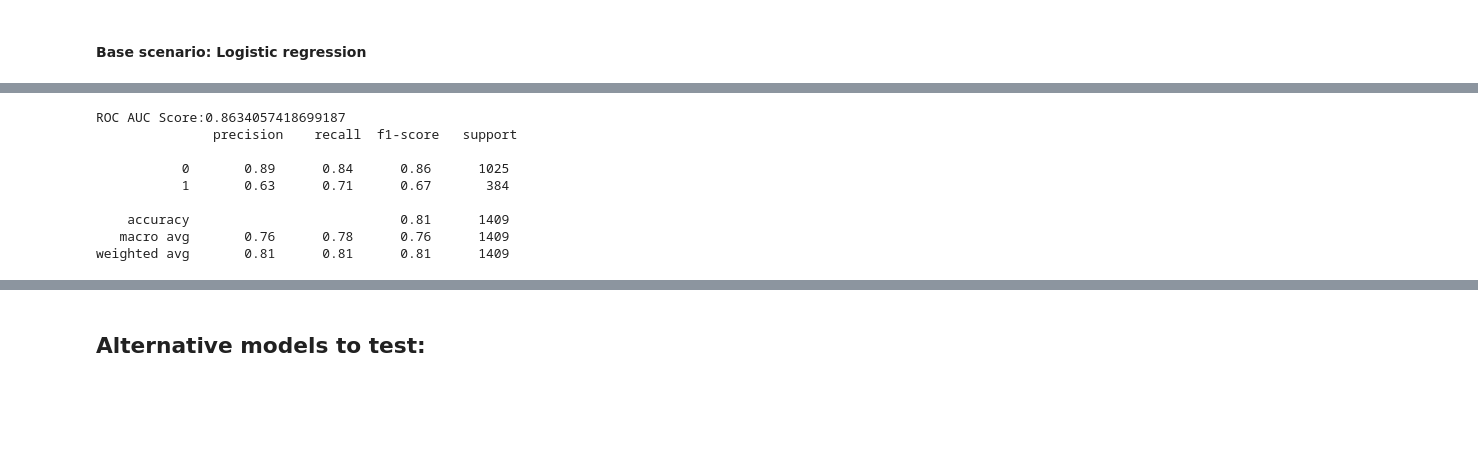
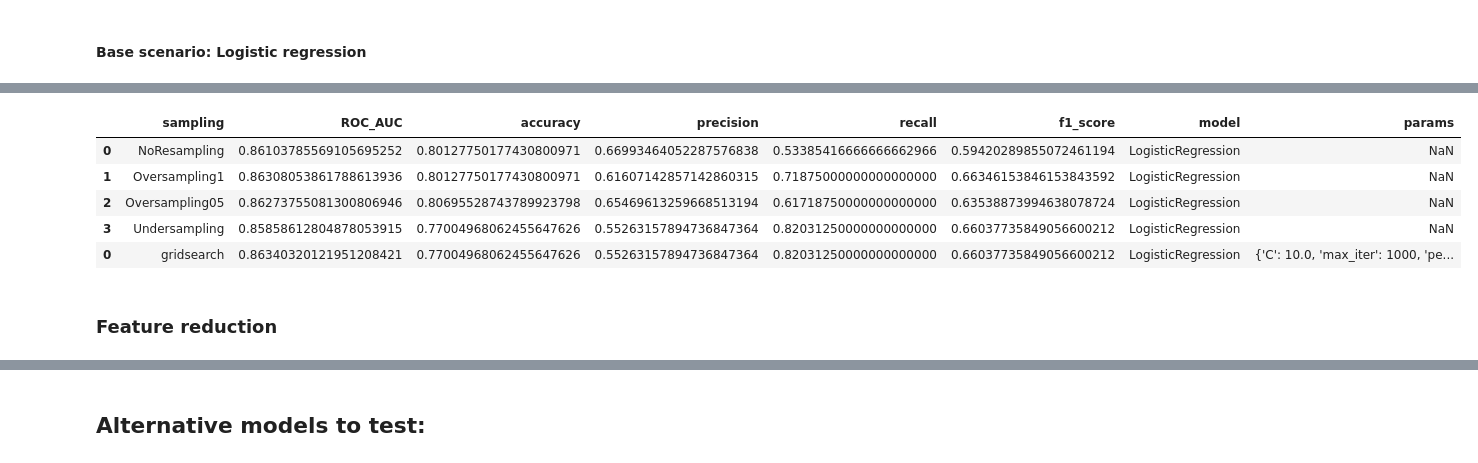
Before and after one commit to nb3110/telco_churn_project, a Jupyter notebook: notebook.ipynb, the cells around one changed output, grey strips where cells are left out. Drawn from its saved outputs; the diff is of its cells as text; code cells hidden in the pictures; blank space fills up the shorter version.

```diff
--- a/notebook.ipynb
+++ b/notebook.ipynb
@@ -477,11 +482,24 @@ from sklearn.model_selection import GridSearchCV
 from sklearn.metrics import confusion_matrix, classification_report, roc_auc_score
 from sklearn.linear_model import LogisticRegression
 
+
+roc_list = []
+accuracy_score_list = []
+precision_score_list = []
+recall_score_list = []
+f1_score_list = []
+
+
 for x,y in train_options:
-        result = logreg.fit(x, y)
+        result = model.fit(x, y)
         y_pred = result.predict(X_test)
-        y_pred_proba = logreg.predict_proba(X_test)[:, 1]
+        y_pred_proba = model.predict_proba(X_test)[:, 1]
         roc_auc = roc_auc_score(y_test, y_pred_proba)
-        print(f'ROC AUC Score:{roc_auc}','\n',classification_report(y_test, y_pred))
+        print(f'ROC AUC Score:{roc_auc}','\n',pd.DataFrame(classification_report(y_test, y_pred,output_dict=True)))
+        roc_list.append(roc_auc)
+        accuracy_score_list.append(accuracy_score(y_test, y_pred))
+        precision_score_list.append(precision_score(y_test, y_pred))
+        recall_score_list.append(recall_score(y_test, y_pred))
+        f1_score_list.append(f1_score(y_test, y_pred))
 # %% [output]
 ROC AUC Score:0.861037855691057
@@ -504,3 +522,10 @@ weighted avg       0.82      0.77      0.78      1409
+# %%
+aux_roc_auc_df = pd.DataFrame({"sampling":sample_train_labels,"ROC_AUC":roc_list,"accuracy":accuracy_score_list,"precision":precision_score_list,"recall":recall_score_list,"f1_score":f1_score_list})
+aux_roc_auc_df["model"]= type(model).__name__
+aux_roc_auc_df["params"]=np.nan
+opt_samp= aux_roc_auc_df["sampling"][aux_roc_auc_df["ROC_AUC"]==aux_roc_auc_df["ROC_AUC"].max()].index[0]
+
+roc_auc_df = roc_auc_df.append(aux_roc_auc_df)
 # %%
 params= {
     'penalty': ['l1', 'l2',None],
@@ -532,22 +556,0 @@ ROC AUC score: 0.8634032012195122
-# %%
-params = {'C': 10.0, 'max_iter': 1000, 'penalty': 'l1', 'solver': 'saga'}
-
-logreg = LogisticRegression(**params)
-
-
-result = logreg.fit(X_resampled_1, y_resampled_1)
-y_pred = result.predict(X_test)
-
-y_pred_proba = logreg.predict_proba(X_test)[:, 1]
-logreg_roc_auc = roc_auc_score(y_test, y_pred_proba)
-print(f'ROC AUC Score:{logreg_roc_auc}','\n',classification_report(y_test, y_pred))
-# %% [output]
-ROC AUC Score:0.8634057418699187
-               precision    recall  f1-score   support
-
-           0       0.89      0.84      0.86      1025
-           1       0.63      0.71      0.67       384
-
-    accuracy                           0.81      1409
-   macro avg       0.76      0.78      0.76      1409
-weighted avg       0.81      0.81      0.81      1409
@@ -553,0 +559,11 @@ weighted avg       0.81      0.81      0.81      1409
+# %%
+roc_auc_df
+# %% [output]
+|  | sampling | ROC_AUC | accuracy | precision | recall | f1_score | model | params |
+| 0 | NoResampling | 0.86103785569105695252 | 0.80127750177430800971 | 0.66993464052287576838 | 0.53385416666666662966 | 0.59420289855072461194 | LogisticRegression | NaN |
+| 1 | Oversampling1 | 0.86308053861788613936 | 0.80127750177430800971 | 0.61607142857142860315 | 0.71875000000000000000 | 0.66346153846153843592 | LogisticRegression | NaN |
+| 2 | Oversampling05 | 0.86273755081300806946 | 0.80695528743789923798 | 0.65469613259668513194 | 0.61718750000000000000 | 0.63538873994638078724 | LogisticRegression | NaN |
+| 3 | Undersampling | 0.85858612804878053915 | 0.77004968062455647626 | 0.55263157894736847364 | 0.82031250000000000000 | 0.66037735849056600212 | LogisticRegression | NaN |
+| 0 | gridsearch | 0.86340320121951208421 | 0.77004968062455647626 | 0.55263157894736847364 | 0.82031250000000000000 | 0.66037735849056600212 | LogisticRegression | {'C': 10.0, 'max_iter': 1000, 'pe... |
+# %% [markdown]
+### Feature reduction
```
Also changed, not shown: parts of 23 cells of this notebook.
